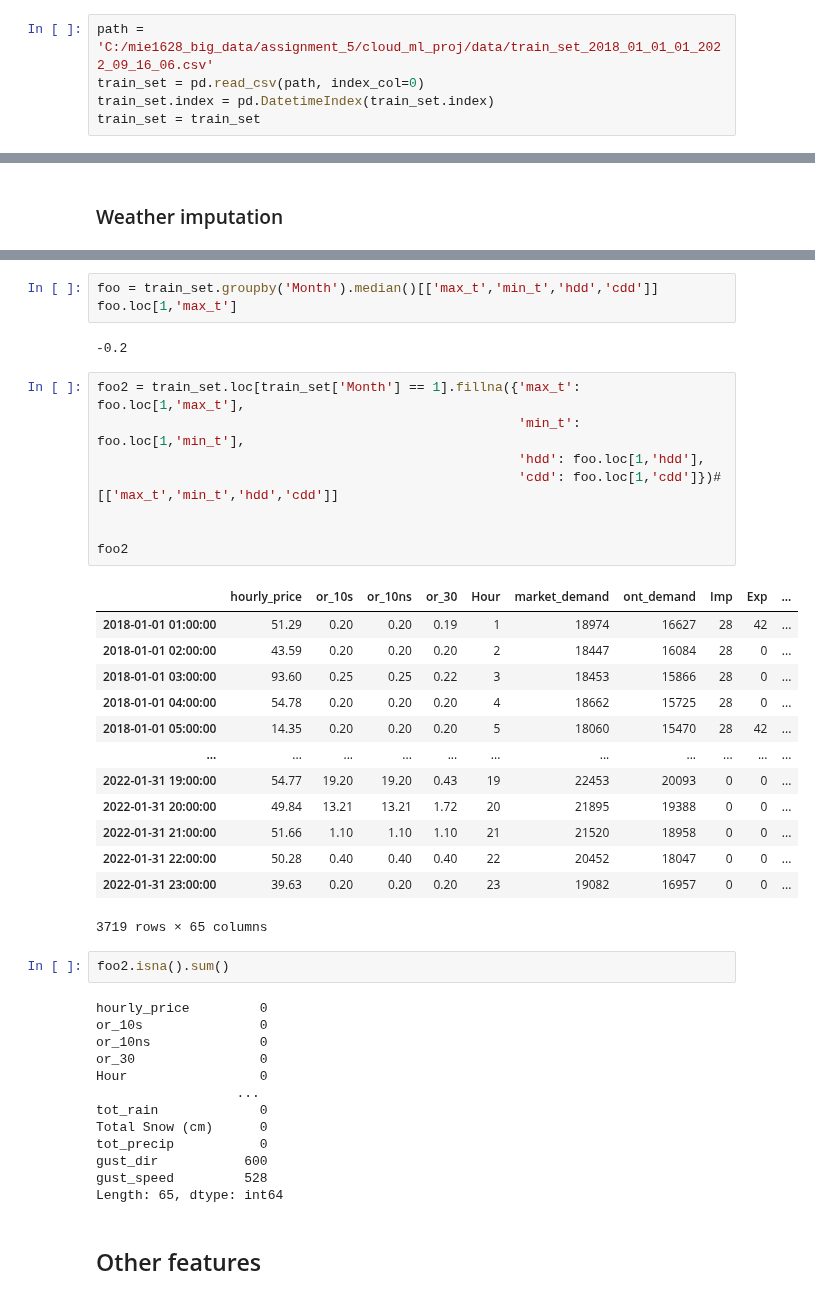
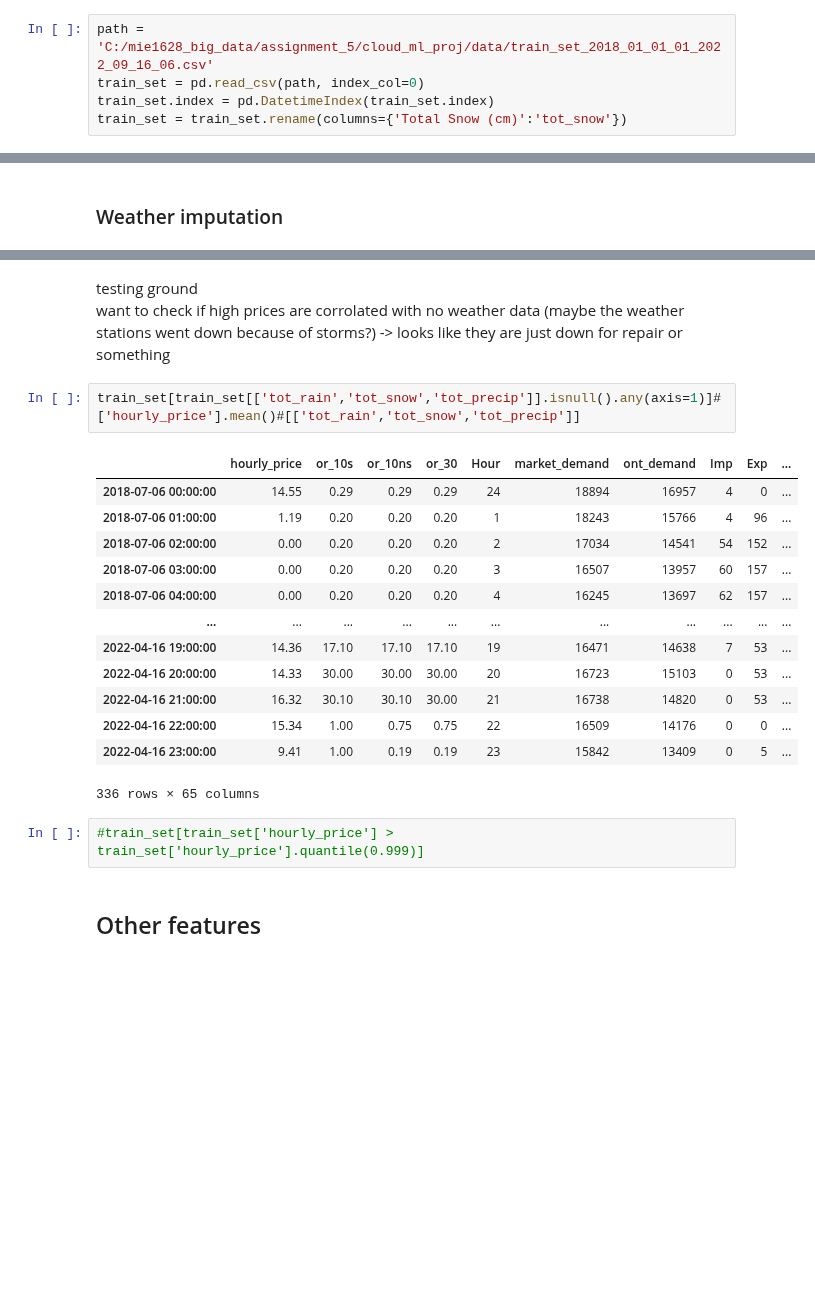
Before and after one commit to KeaganHRankin/cloud_ml_proj, a Jupyter notebook: feature_eng/feature_eng_keagan.ipynb, the cells around one changed output, grey strips where cells are left out. Saved outputs shown, nothing was run; the diff lists cells and outputs as text; blank space fills up the shorter version.

```diff
--- a/feature_eng/feature_eng_keagan.ipynb
+++ b/feature_eng/feature_eng_keagan.ipynb
@@ -28,7 +28,7 @@ from statsmodels.graphics import tsaplots
 path = 'C:/mie1628_big_data/assignment_5/cloud_ml_proj/data/train_set_2018_01_01_01_2022_09_16_06.csv'
 train_set = pd.read_csv(path, index_col=0)
 train_set.index = pd.DatetimeIndex(train_set.index)
-train_set = train_set
+train_set = train_set.rename(columns={'Total Snow (cm)':'tot_snow'})
 # %%
 train_set.columns
 # %% [output]
@@ -261,45 +258,24 @@ gust_speed         5712
 dtype: int64
-# %%
-foo = train_set.groupby('Month').median()[['max_t','min_t','hdd','cdd']]
-foo.loc[1,'max_t']
-# %% [output]
--0.2
-# %%
-foo2 = train_set.loc[train_set['Month'] == 1].fillna({'max_t': foo.loc[1,'max_t'],
-                                                      'min_t': foo.loc[1,'min_t'],
-                                                      'hdd': foo.loc[1,'hdd'],
-                                                      'cdd': foo.loc[1,'cdd']})#[['max_t','min_t','hdd','cdd']]
-
-
-foo2
-# %% [output]
-|  | hourly_price | or_10s | or_10ns | or_30 | Hour | market_demand | ont_demand | Imp | Exp | ... |
-| 2018-01-01 01:00:00 | 51.29 | 0.20 | 0.20 | 0.19 | 1 | 18974 | 16627 | 28 | 42 | ... |
-| 2018-01-01 02:00:00 | 43.59 | 0.20 | 0.20 | 0.20 | 2 | 18447 | 16084 | 28 | 0 | ... |
-| 2018-01-01 03:00:00 | 93.60 | 0.25 | 0.25 | 0.22 | 3 | 18453 | 15866 | 28 | 0 | ... |
-| 2018-01-01 04:00:00 | 54.78 | 0.20 | 0.20 | 0.20 | 4 | 18662 | 15725 | 28 | 0 | ... |
-| 2018-01-01 05:00:00 | 14.35 | 0.20 | 0.20 | 0.20 | 5 | 18060 | 15470 | 28 | 42 | ... |
-| ... | ... | ... | ... | ... | ... | ... | ... | ... | ... | ... |
-| 2022-01-31 19:00:00 | 54.77 | 19.20 | 19.20 | 0.43 | 19 | 22453 | 20093 | 0 | 0 | ... |
-| 2022-01-31 20:00:00 | 49.84 | 13.21 | 13.21 | 1.72 | 20 | 21895 | 19388 | 0 | 0 | ... |
-| 2022-01-31 21:00:00 | 51.66 | 1.10 | 1.10 | 1.10 | 21 | 21520 | 18958 | 0 | 0 | ... |
-| 2022-01-31 22:00:00 | 50.28 | 0.40 | 0.40 | 0.40 | 22 | 20452 | 18047 | 0 | 0 | ... |
-| 2022-01-31 23:00:00 | 39.63 | 0.20 | 0.20 | 0.20 | 23 | 19082 | 16957 | 0 | 0 | ... |
-3719 rows × 65 columns
-# %%
-foo2.isna().sum()
-# %% [output]
-hourly_price         0
-or_10s               0
-or_10ns              0
-or_30                0
-Hour                 0
-                  ...
-tot_rain             0
-Total Snow (cm)      0
-tot_precip           0
-gust_dir           600
-gust_speed         528
-Length: 65, dtype: int64
+# %% [markdown]
+testing ground <br>
+want to check if high prices are corrolated with no weather data (maybe the weather stations went down because of storms?) -> looks like they are just down for repair or something
+# %%
+train_set[train_set[['tot_rain','tot_snow','tot_precip']].isnull().any(axis=1)]#['hourly_price'].mean()#[['tot_rain','tot_snow','tot_precip']]
+# %% [output]
+|  | hourly_price | or_10s | or_10ns | or_30 | Hour | market_demand | ont_demand | Imp | Exp | ... |
+| 2018-07-06 00:00:00 | 14.55 | 0.29 | 0.29 | 0.29 | 24 | 18894 | 16957 | 4 | 0 | ... |
+| 2018-07-06 01:00:00 | 1.19 | 0.20 | 0.20 | 0.20 | 1 | 18243 | 15766 | 4 | 96 | ... |
+| 2018-07-06 02:00:00 | 0.00 | 0.20 | 0.20 | 0.20 | 2 | 17034 | 14541 | 54 | 152 | ... |
+| 2018-07-06 03:00:00 | 0.00 | 0.20 | 0.20 | 0.20 | 3 | 16507 | 13957 | 60 | 157 | ... |
+| 2018-07-06 04:00:00 | 0.00 | 0.20 | 0.20 | 0.20 | 4 | 16245 | 13697 | 62 | 157 | ... |
+| ... | ... | ... | ... | ... | ... | ... | ... | ... | ... | ... |
+| 2022-04-16 19:00:00 | 14.36 | 17.10 | 17.10 | 17.10 | 19 | 16471 | 14638 | 7 | 53 | ... |
+| 2022-04-16 20:00:00 | 14.33 | 30.00 | 30.00 | 30.00 | 20 | 16723 | 15103 | 0 | 53 | ... |
+| 2022-04-16 21:00:00 | 16.32 | 30.10 | 30.10 | 30.00 | 21 | 16738 | 14820 | 0 | 53 | ... |
+| 2022-04-16 22:00:00 | 15.34 | 1.00 | 0.75 | 0.75 | 22 | 16509 | 14176 | 0 | 0 | ... |
+| 2022-04-16 23:00:00 | 9.41 | 1.00 | 0.19 | 0.19 | 23 | 15842 | 13409 | 0 | 5 | ... |
+336 rows × 65 columns
+# %%
+#train_set[train_set['hourly_price'] > train_set['hourly_price'].quantile(0.999)]
 # %% [markdown]
 ## Other features
```
Also changed, not shown: parts of 4 cells of this notebook.
